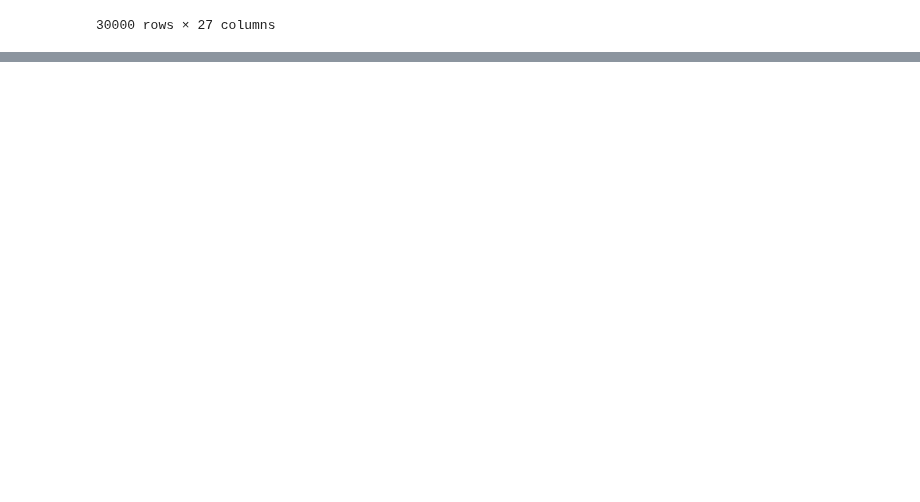
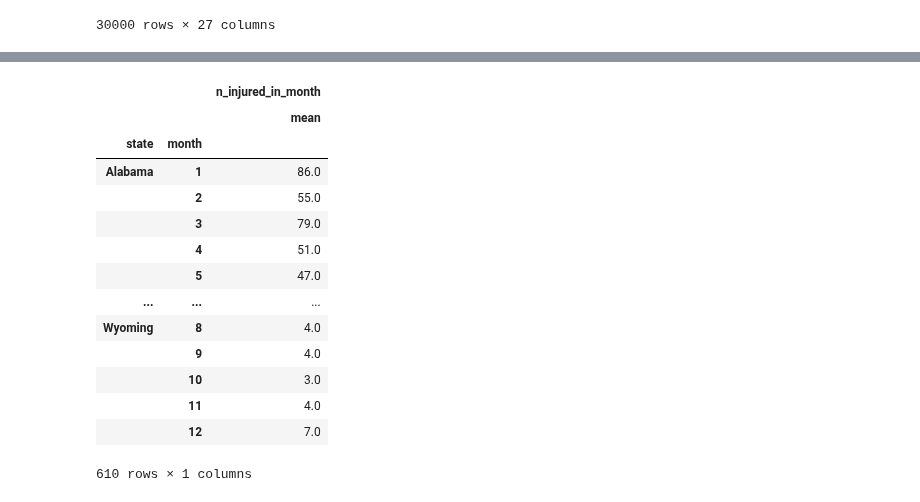
Before and after one commit to razbareli/Applied-Competitive-Lab-in-Data-Science-67818, a Jupyter notebook: week2/sol2.ipynb, the cells around one changed output, grey strips where cells are left out. Drawn from its saved outputs; the diff is of its cells as text; code cells hidden in the pictures; blank space fills up the shorter version.

```diff
--- a/week2/sol2.ipynb
+++ b/week2/sol2.ipynb
@@ -350,0 +374,20 @@ df
+# %%
+counter = df.groupby(["state","month"]).count().reset_index()[["state","month","n_injured"]].rename(columns={"n_injured":"n_injured_in_month"})
+df = df.merge(counter,on = ["state","month"])
+df.groupby(["state","month"]).agg({"n_injured_in_month":["mean"]})
+# %% [output]
+|  |  | n_injured_in_month |
+|  |  | mean |
+| state | month |  |
+| Alabama | 1 | 86.0 |
+|  | 2 | 55.0 |
+|  | 3 | 79.0 |
+|  | 4 | 51.0 |
+|  | 5 | 47.0 |
+| ... | ... | ... |
+| Wyoming | 8 | 4.0 |
+|  | 9 | 4.0 |
+|  | 10 | 3.0 |
+|  | 11 | 4.0 |
+|  | 12 | 7.0 |
+610 rows × 1 columns
```
Also changed, not shown: parts of 10 cells of this notebook, 1 other file.
